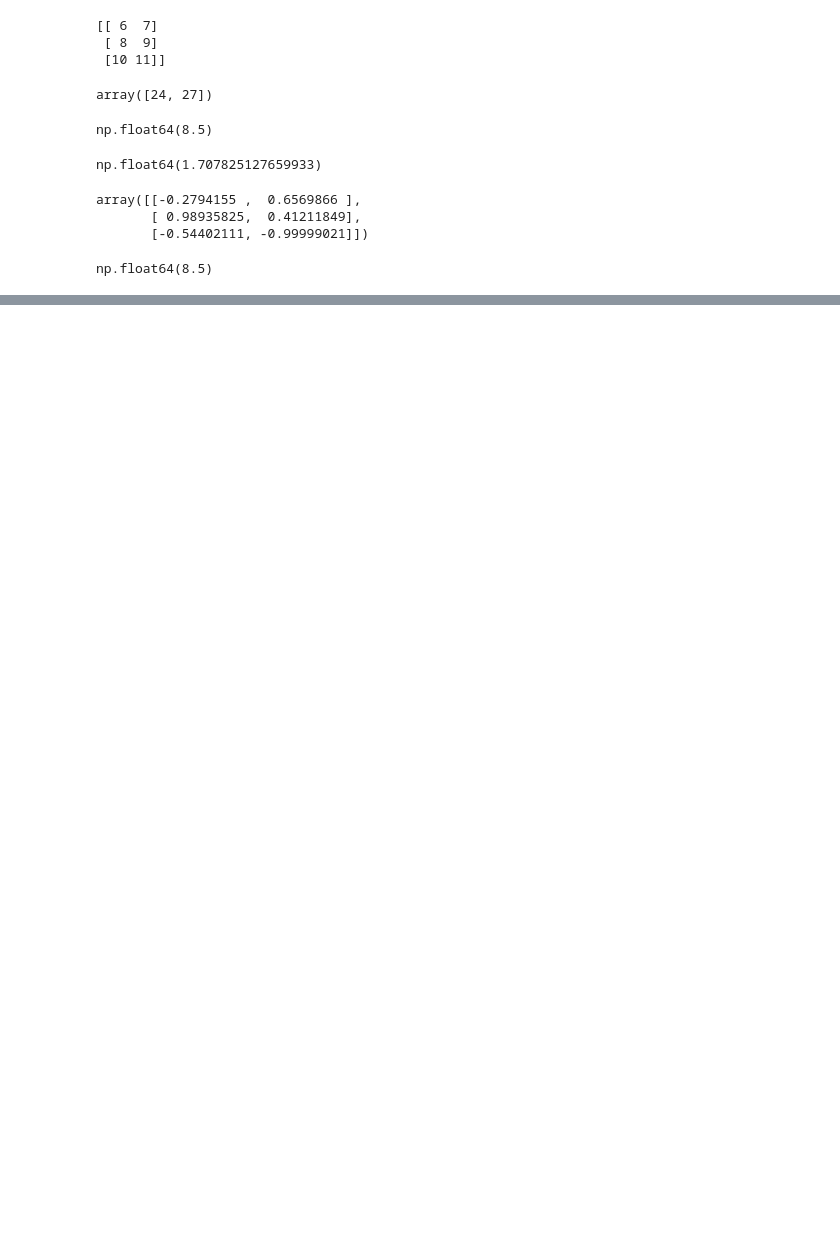
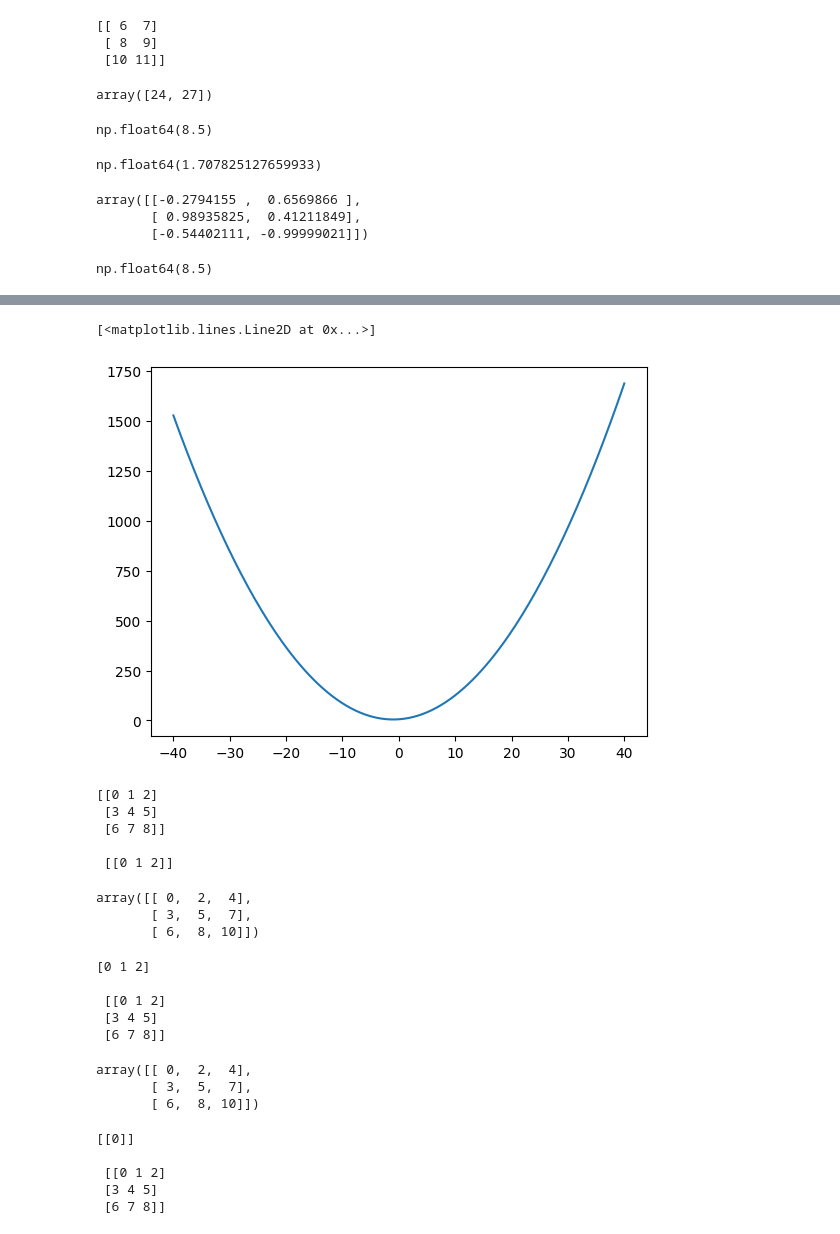
Before and after one commit to Hitesh-Ojha/learning, a Jupyter notebook: data science/numpy.ipynb, the cells around one changed output, grey strips where cells are left out. Drawn from its saved outputs; the diff is of its cells as text; code cells hidden in the pictures; blank space fills up the shorter version.

```diff
--- a/data science/numpy.ipynb
+++ b/data science/numpy.ipynb
@@ -275,0 +458,52 @@ np.float64(8.5)
+# %%
+
+arr11 = arr10*arr10+2*arr10+6
+plt.plot(arr10 , arr11)
+# %% [output]
+[<matplotlib.lines.Line2D at 0x...>]
+[figure, added]
+# %%
+arr12 = np.arange(9).reshape(3,3)
+arr13 = np.arange(3).reshape(1,3)
+
+print(arr12, '\n', '\n',  arr13)
+# %% [output]
+[[0 1 2]
+ [3 4 5]
+ [6 7 8]]
+
+ [[0 1 2]]
+# %%
+arr12  + arr13 #Broadcasting there multiple combination of martices shapes like 1X3 and 4X3 , 3X1 and 3X4 and more
+# %% [output]
+array([[ 0,  2,  4],
+       [ 3,  5,  7],
+       [ 6,  8, 10]])
+# %%
+arr14 = np.arange(3)
+arr15 = np.arange(9).reshape(3,3)
+
+print(arr14, '\n', '\n',  arr15)
+# %% [output]
+[0 1 2]
+
+ [[0 1 2]
+ [3 4 5]
+ [6 7 8]]
+# %%
+arr14 + arr15 # 1D to 2D
+# %% [output]
+array([[ 0,  2,  4],
+       [ 3,  5,  7],
+       [ 6,  8, 10]])
+# %%
+arr16 = np.arange(1).reshape(1,1)
+arr17 = np.arange(9).reshape(3,3)
+
+print(arr16, '\n', '\n',  arr17)
+# %% [output]
+[[0]]
+
+ [[0 1 2]
+ [3 4 5]
+ [6 7 8]]
```
Also changed, not shown: parts of 55 cells of this notebook.
